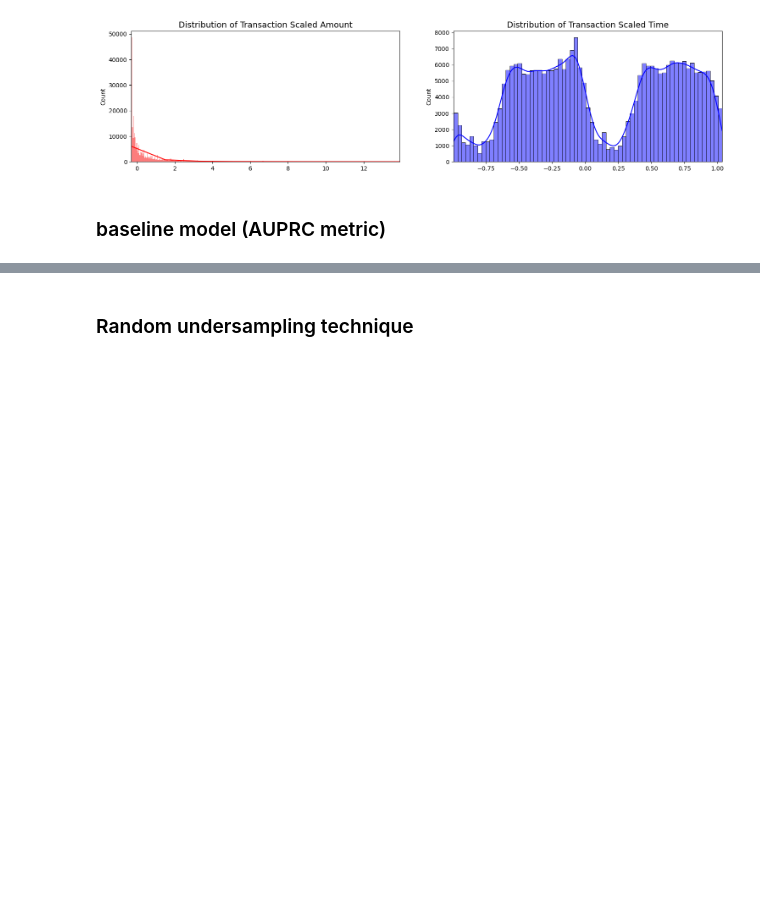
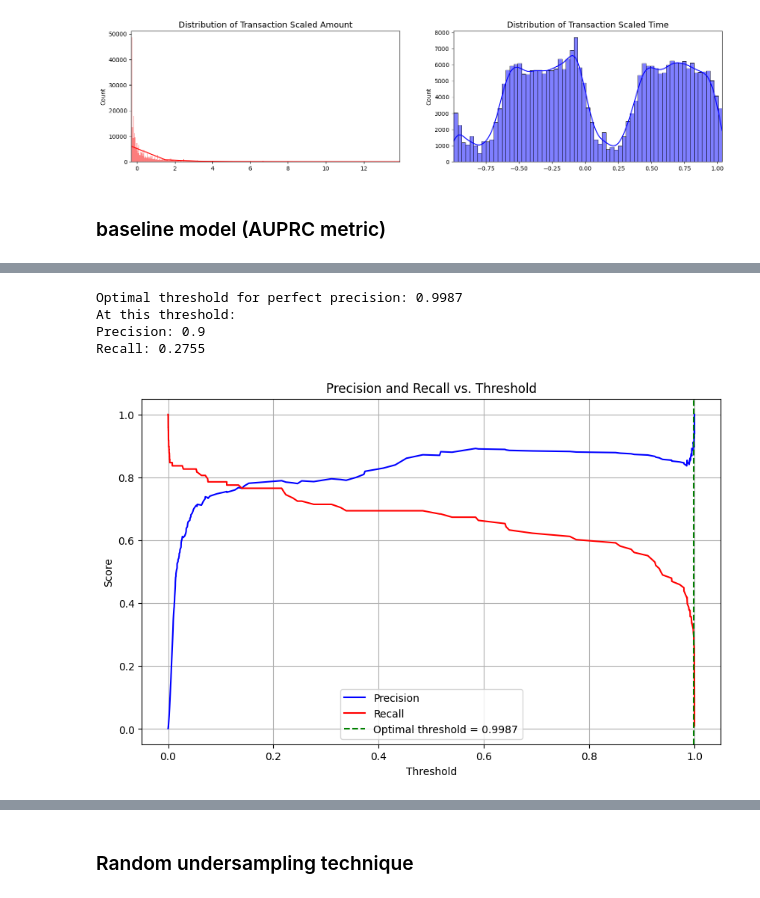
Before and after one commit to yezergmorales/credit-fraud-detector, a Jupyter notebook: dev/credit_fraud_detection.ipynb, the cells around one changed output, grey strips where cells are left out. Saved outputs shown, nothing was run; the diff lists cells and outputs as text; code cells hidden in the pictures; blank space fills up the shorter version.

```diff
--- a/dev/credit_fraud_detection.ipynb
+++ b/dev/credit_fraud_detection.ipynb
@@ -323,3 +343,41 @@ Mean AUPRC: 0.7563 (+/- 0.0453)
+# %%
+# Get precision-recall curve data from last fold
+precision, recall, thresholds = precision_recall_curve(y_val, y_pred_proba)
+
+# Find the largest threshold where precision is still 0.99
+# We'll look through the precision values from highest threshold to lowest
+max_recall_at_full_precision = 0
+optimal_threshold = 1.0
+needed_precision = 0.9
+
+for p, r, t in zip(precision[:-1], recall[:-1], thresholds):
+    if p == needed_precision and r > max_recall_at_full_precision:
+        max_recall_at_full_precision = r
+        optimal_threshold = t
+
+print(f"\nOptimal threshold for perfect precision: {optimal_threshold:.4f}")
+print(f"At this threshold:")
+print(f"Precision: {needed_precision}")
+print(f"Recall: {max_recall_at_full_precision:.4f}")
+
+# Plot precision and recall curves vs threshold
+plt.figure(figsize=(10, 6))
+plt.plot(thresholds, precision[:-1], 'b-', label='Precision')
+plt.plot(thresholds, recall[:-1], 'r-', label='Recall')
+plt.axvline(x=optimal_threshold, color='g', linestyle='--',
+            label=f'Optimal threshold = {optimal_threshold:.4f}')
+plt.xlabel('Threshold')
+plt.ylabel('Score')
+plt.title('Precision and Recall vs. Threshold')
+plt.legend()
+plt.grid(True)
+plt.show()
+# %% [output]
+Optimal threshold for perfect precision: 0.9987
+At this threshold:
+Precision: 0.9
+Recall: 0.2755
+[figure, added]
 # %%
 # Example of making predictions with a threshold of 0.8
 # Let's simulate some new transaction data (using the same features as training data)
```
Also changed, not shown: parts of 35 cells of this notebook.
